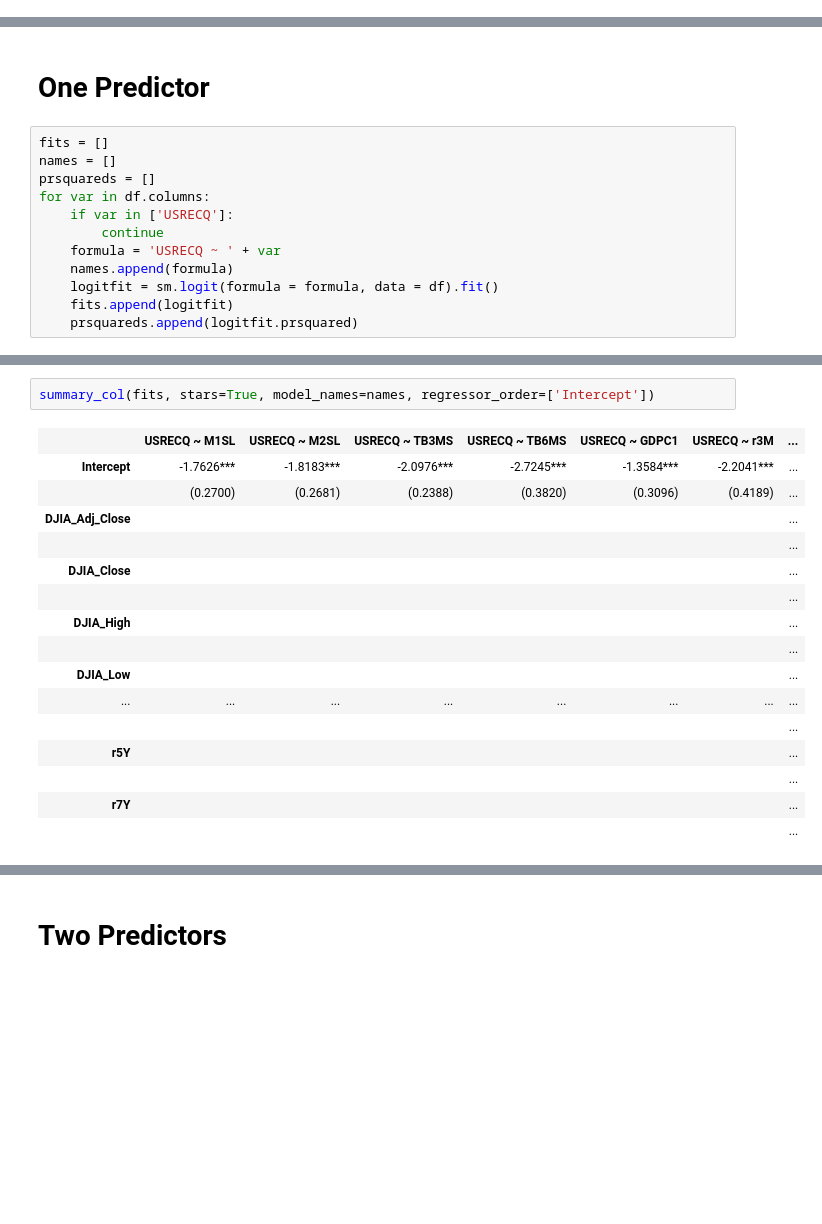
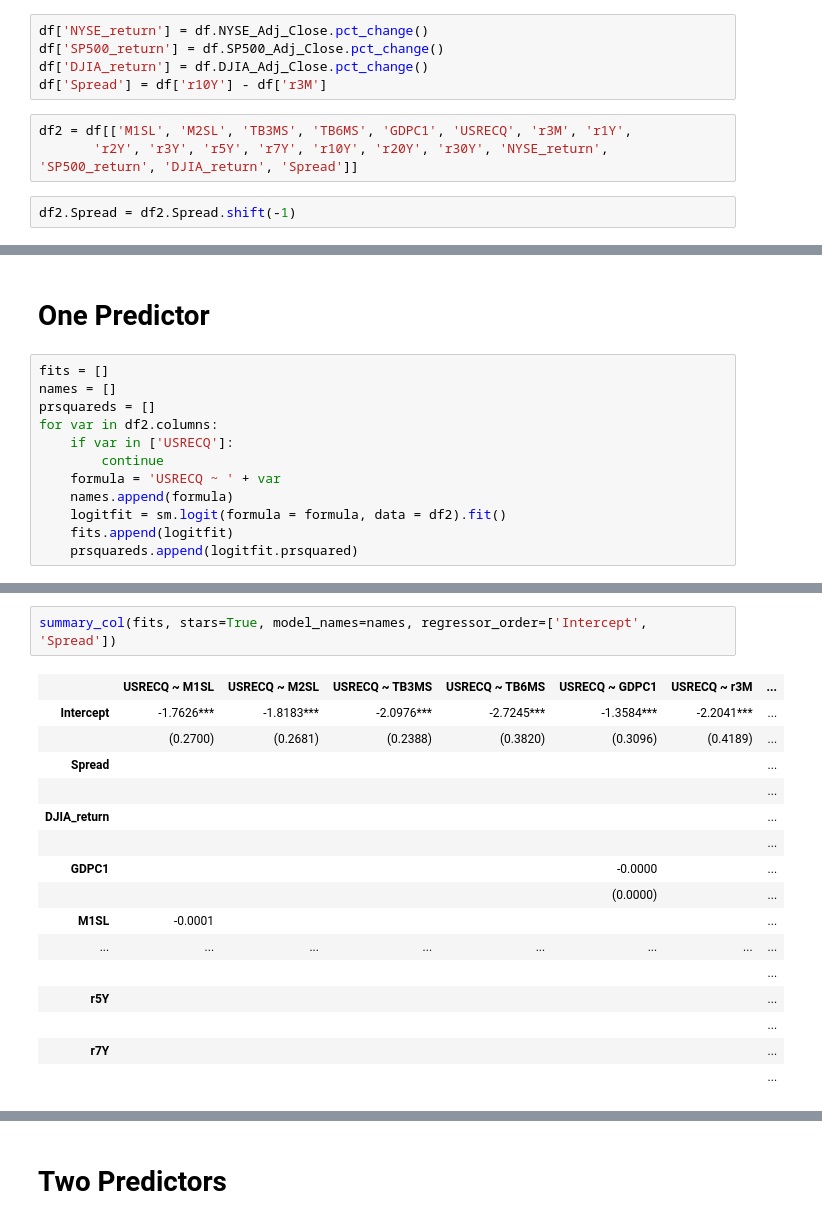
Before and after one commit to Henrywcj/macro_econ, a Jupyter notebook: regression.ipynb, the cells around one changed output, grey strips where cells are left out. Drawn from its saved outputs; the diff is of its cells as text; blank space fills up the shorter version.

```diff
--- a/regression.ipynb
+++ b/regression.ipynb
@@ -40,0 +39,10 @@ df.rename(columns={'3M': 'r3M', '1Y': 'r1Y', '2Y': 'r2Y', '3Y': 'r3Y', '5Y': 'r5
+# %%
+df['NYSE_return'] = df.NYSE_Adj_Close.pct_change()
+df['SP500_return'] = df.SP500_Adj_Close.pct_change()
+df['DJIA_return'] = df.DJIA_Adj_Close.pct_change()
+df['Spread'] = df['r10Y'] - df['r3M']
+# %%
+df2 = df[['M1SL', 'M2SL', 'TB3MS', 'TB6MS', 'GDPC1', 'USRECQ', 'r3M', 'r1Y',
+       'r2Y', 'r3Y', 'r5Y', 'r7Y', 'r10Y', 'r20Y', 'r30Y', 'NYSE_return', 'SP500_return', 'DJIA_return', 'Spread']]
+# %%
+df2.Spread = df2.Spread.shift(-1)
@@ -44,12 +58,12 @@ df.rename(columns={'3M': 'r3M', '1Y': 'r1Y', '2Y': 'r2Y', '3Y': 'r3Y', '5Y': 'r5
 fits = []
 names = []
 prsquareds = []
-for var in df.columns:
+for var in df2.columns:
     if var in ['USRECQ']:
         continue
     formula = 'USRECQ ~ ' + var
     names.append(formula)
-    logitfit = sm.logit(formula = formula, data = df).fit()
+    logitfit = sm.logit(formula = formula, data = df2).fit()
     fits.append(logitfit)
     prsquareds.append(logitfit.prsquared)
 # %% [output]
@@ -72,17 +86,17 @@ Optimization terminated successfully.
          Iterations 6
 # %%
-summary_col(fits, stars=True, model_names=names, regressor_order=['Intercept'])
+summary_col(fits, stars=True, model_names=names, regressor_order=['Intercept', 'Spread'])
 # %% [output]
 |  | USRECQ ~ M1SL | USRECQ ~ M2SL | USRECQ ~ TB3MS | USRECQ ~ TB6MS | USRECQ ~ GDPC1 | USRECQ ~ r3M | ... |
 | Intercept | -1.7626*** | -1.8183*** | -2.0976*** | -2.7245*** | -1.3584*** | -2.2041*** | ... |
 |  | (0.2700) | (0.2681) | (0.2388) | (0.3820) | (0.3096) | (0.4189) | ... |
-| DJIA_Adj_Close |  |  |  |  |  |  | ... |
+| Spread |  |  |  |  |  |  | ... |
 |  |  |  |  |  |  |  | ... |
-| DJIA_Close |  |  |  |  |  |  | ... |
+| DJIA_return |  |  |  |  |  |  | ... |
 |  |  |  |  |  |  |  | ... |
-| DJIA_High |  |  |  |  |  |  | ... |
-|  |  |  |  |  |  |  | ... |
-| DJIA_Low |  |  |  |  |  |  | ... |
+| GDPC1 |  |  |  |  | -0.0000 |  | ... |
+|  |  |  |  |  | (0.0000) |  | ... |
+| M1SL | -0.0001 |  |  |  |  |  | ... |
 | ... | ... | ... | ... | ... | ... | ... | ... |
 |  |  |  |  |  |  |  | ... |
 | r5Y |  |  |  |  |  |  | ... |
```
Also changed, not shown: parts of 9 cells of this notebook.
